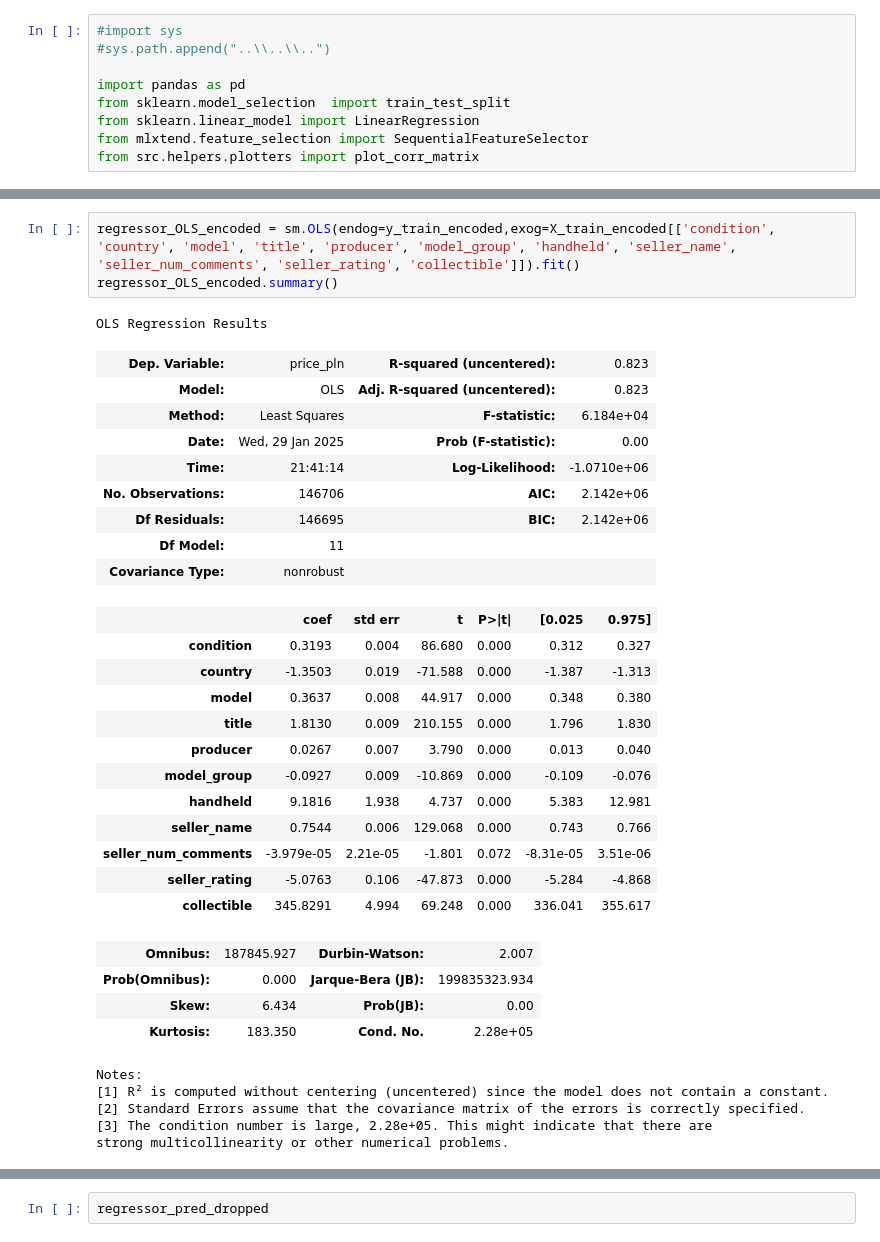
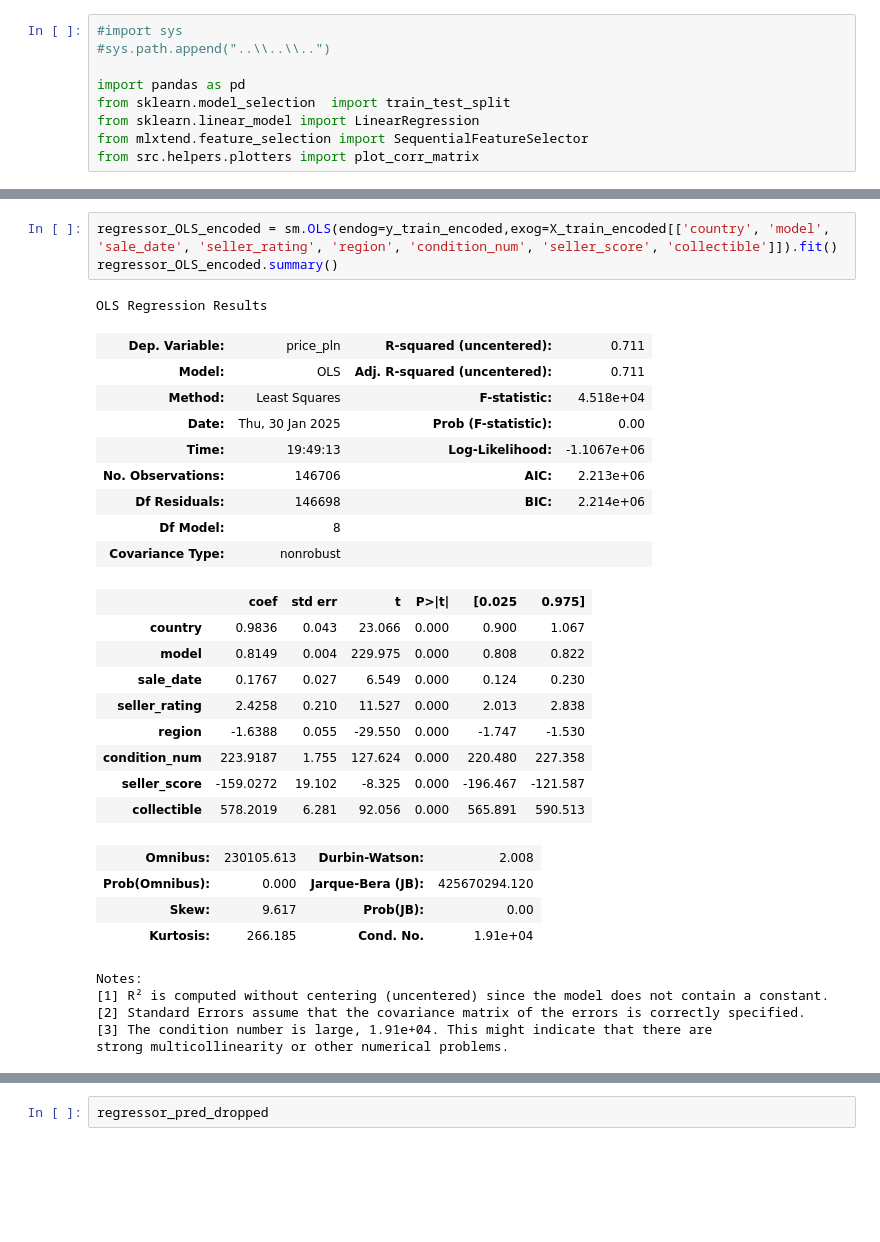
Before and after one commit to ChillGuysFromPjatk/Pad, a Jupyter notebook: src/notebooks/models/LinearRegression.ipynb, the cells around one changed output, grey strips where cells are left out. Drawn from its saved outputs; the diff is of its cells as text; blank space fills up the shorter version.

```diff
--- a/src/notebooks/models/LinearRegression.ipynb
+++ b/src/notebooks/models/LinearRegression.ipynb
@@ -180,38 +180,35 @@ Notes:
 [3] The condition number is large, 7.13e+05. This might indicate that there are
 strong multicollinearity or other numerical problems.
 # %%
-regressor_OLS_encoded = sm.OLS(endog=y_train_encoded,exog=X_train_encoded[['condition', 'country', 'model', 'title', 'producer', 'model_group', 'handheld', 'seller_name', 'seller_num_comments', 'seller_rating', 'collectible']]).fit()
+regressor_OLS_encoded = sm.OLS(endog=y_train_encoded,exog=X_train_encoded[['country', 'model', 'sale_date', 'seller_rating', 'region', 'condition_num', 'seller_score', 'collectible']]).fit()
 regressor_OLS_encoded.summary()
 # %% [output]
 OLS Regression Results
-| Dep. Variable: | price_pln | R-squared (uncentered): | 0.823 |
-| Model: | OLS | Adj. R-squared (uncentered): | 0.823 |
-| Method: | Least Squares | F-statistic: | 6.184e+04 |
-| Date: | Wed, 29 Jan 2025 | Prob (F-statistic): | 0.00 |
-| Time: | 21:41:14 | Log-Likelihood: | -1.0710e+06 |
-| No. Observations: | 146706 | AIC: | 2.142e+06 |
-| Df Residuals: | 146695 | BIC: | 2.142e+06 |
-| Df Model: | 11 |  |  |
+| Dep. Variable: | price_pln | R-squared (uncentered): | 0.711 |
+| Model: | OLS | Adj. R-squared (uncentered): | 0.711 |
+| Method: | Least Squares | F-statistic: | 4.518e+04 |
+| Date: | Thu, 30 Jan 2025 | Prob (F-statistic): | 0.00 |
+| Time: | 19:49:13 | Log-Likelihood: | -1.1067e+06 |
+| No. Observations: | 146706 | AIC: | 2.213e+06 |
+| Df Residuals: | 146698 | BIC: | 2.214e+06 |
+| Df Model: | 8 |  |  |
 | Covariance Type: | nonrobust |  |  |
 |  | coef | std err | t | P>|t| | [0.025 | 0.975] |
-| condition | 0.3193 | 0.004 | 86.680 | 0.000 | 0.312 | 0.327 |
-| country | -1.3503 | 0.019 | -71.588 | 0.000 | -1.387 | -1.313 |
-| model | 0.3637 | 0.008 | 44.917 | 0.000 | 0.348 | 0.380 |
-| title | 1.8130 | 0.009 | 210.155 | 0.000 | 1.796 | 1.830 |
-| producer | 0.0267 | 0.007 | 3.790 | 0.000 | 0.013 | 0.040 |
-| model_group | -0.0927 | 0.009 | -10.869 | 0.000 | -0.109 | -0.076 |
-| handheld | 9.1816 | 1.938 | 4.737 | 0.000 | 5.383 | 12.981 |
-| seller_name | 0.7544 | 0.006 | 129.068 | 0.000 | 0.743 | 0.766 |
-| seller_num_comments | -3.979e-05 | 2.21e-05 | -1.801 | 0.072 | -8.31e-05 | 3.51e-06 |
-| seller_rating | -5.0763 | 0.106 | -47.873 | 0.000 | -5.284 | -4.868 |
-| collectible | 345.8291 | 4.994 | 69.248 | 0.000 | 336.041 | 355.617 |
+| country | 0.9836 | 0.043 | 23.066 | 0.000 | 0.900 | 1.067 |
+| model | 0.8149 | 0.004 | 229.975 | 0.000 | 0.808 | 0.822 |
+| sale_date | 0.1767 | 0.027 | 6.549 | 0.000 | 0.124 | 0.230 |
+| seller_rating | 2.4258 | 0.210 | 11.527 | 0.000 | 2.013 | 2.838 |
+| region | -1.6388 | 0.055 | -29.550 | 0.000 | -1.747 | -1.530 |
+| condition_num | 223.9187 | 1.755 | 127.624 | 0.000 | 220.480 | 227.358 |
+| seller_score | -159.0272 | 19.102 | -8.325 | 0.000 | -196.467 | -121.587 |
+| collectible | 578.2019 | 6.281 | 92.056 | 0.000 | 565.891 | 590.513 |
-| Omnibus: | 187845.927 | Durbin-Watson: | 2.007 |
-| Prob(Omnibus): | 0.000 | Jarque-Bera (JB): | 199835323.934 |
-| Skew: | 6.434 | Prob(JB): | 0.00 |
-| Kurtosis: | 183.350 | Cond. No. | 2.28e+05 |
+| Omnibus: | 230105.613 | Durbin-Watson: | 2.008 |
+| Prob(Omnibus): | 0.000 | Jarque-Bera (JB): | 425670294.120 |
+| Skew: | 9.617 | Prob(JB): | 0.00 |
+| Kurtosis: | 266.185 | Cond. No. | 1.91e+04 |
 Notes:
 [1] R² is computed without centering (uncentered) since the model does not contain a constant.
 [2] Standard Errors assume that the covariance matrix of the errors is correctly specified.
-[3] The condition number is large, 2.28e+05. This might indicate that there are
+[3] The condition number is large, 1.91e+04. This might indicate that there are
 strong multicollinearity or other numerical problems.
 # %%
```
Also changed, not shown: parts of 8 cells of this notebook, 2 other files.
